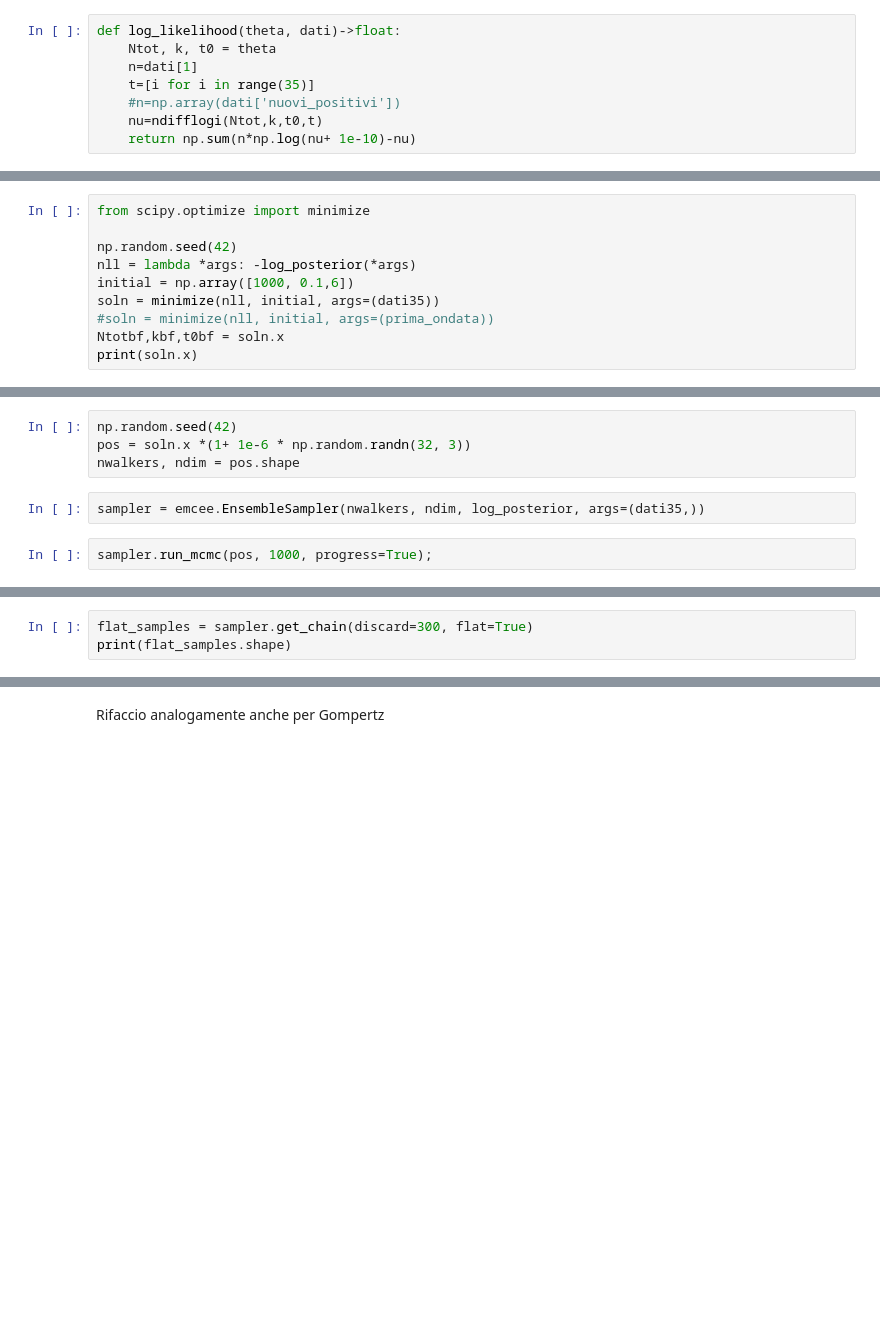
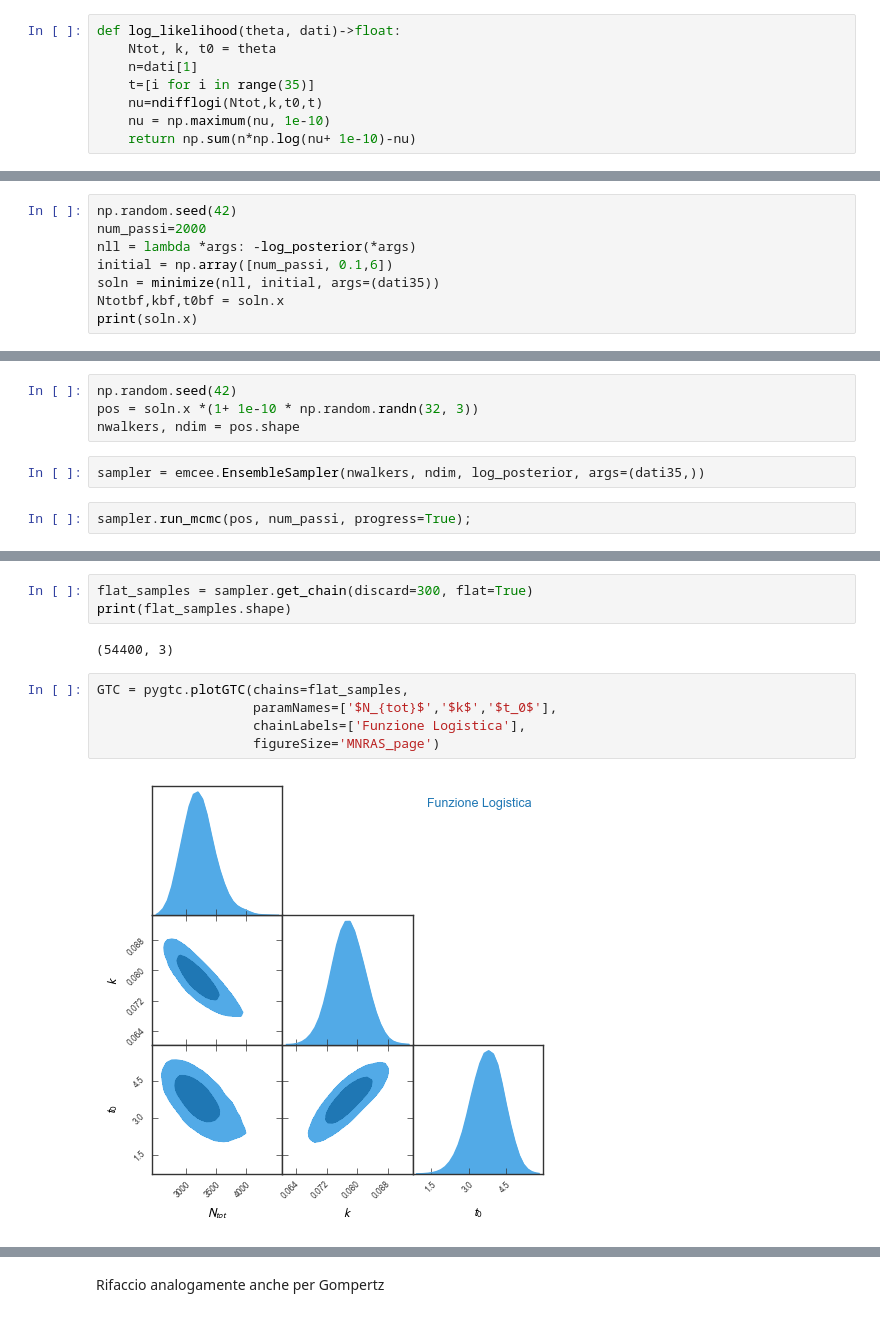
Before and after one commit to ErikMoro02/EsameCOVID, a Jupyter notebook: Esame COVID Erik Moro.ipynb, the cells around one changed output, grey strips where cells are left out. Saved outputs shown, nothing was run; the diff lists cells and outputs as text; blank space fills up the shorter version.

Commit message:
Programma quasi completo
Manca commenti, estetica grafici e sistemare grafico per stime logistica

```diff
--- a/Esame COVID Erik Moro.ipynb
+++ b/Esame COVID Erik Moro.ipynb
@@ -183,8 +167,8 @@ def log_likelihood(theta, dati)->float:
     Ntot, k, t0 = theta
     n=dati[1]
     t=[i for i in range(35)]
-    #n=np.array(dati['nuovi_positivi'])
     nu=ndifflogi(Ntot,k,t0,t)
+    nu = np.maximum(nu, 1e-10)
     return np.sum(n*np.log(nu+ 1e-10)-nu)
 # %% [markdown]
 Ora definisco un prior e posso dunque calcolare la posterior come
@@ -201,13 +185,11 @@ def log_posterior(theta,dati):
         return -np.inf
     return logprior + log_likelihood(theta, dati)
 # %%
-from scipy.optimize import minimize
-
 np.random.seed(42)
+num_passi=2000
 nll = lambda *args: -log_posterior(*args)
-initial = np.array([1000, 0.1,6])
+initial = np.array([num_passi, 0.1,6])
 soln = minimize(nll, initial, args=(dati35))
-#soln = minimize(nll, initial, args=(prima_ondata))
 Ntotbf,kbf,t0bf = soln.x
 print(soln.x)
 # %% [output]
@@ -215,8 +197,8 @@ print(soln.x)
 # %%
 np.random.seed(42)
-pos = soln.x *(1+ 1e-6 * np.random.randn(32, 3))
+pos = soln.x *(1+ 1e-10 * np.random.randn(32, 3))
 nwalkers, ndim = pos.shape
 # %%
 sampler = emcee.EnsembleSampler(nwalkers, ndim, log_posterior, args=(dati35,))
 # %%
-sampler.run_mcmc(pos, 1000, progress=True);
+sampler.run_mcmc(pos, num_passi, progress=True);
@@ -240,3 +224,12 @@ print(tau)
 # %%
 flat_samples = sampler.get_chain(discard=300, flat=True)
 print(flat_samples.shape)
+# %% [output]
+(54400, 3)
+# %%
+GTC = pygtc.plotGTC(chains=flat_samples,
+                    paramNames=['$N_{tot}$','$k$','$t_0$'],
+                    chainLabels=['Funzione Logistica'],
+                    figureSize='MNRAS_page')
+# %% [output]
+[figure, added]
```
Also changed, not shown: parts of 29 cells of this notebook.
